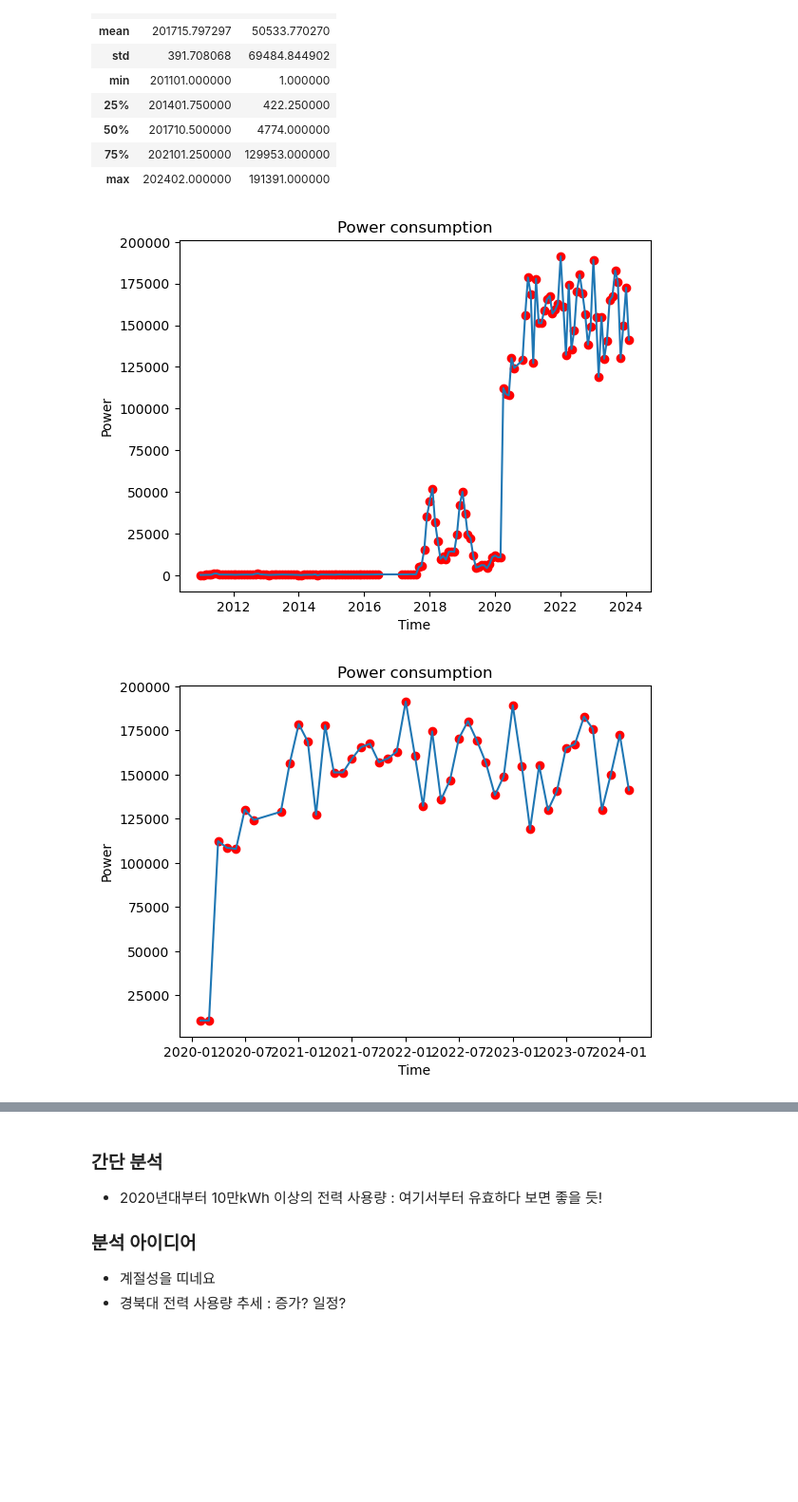
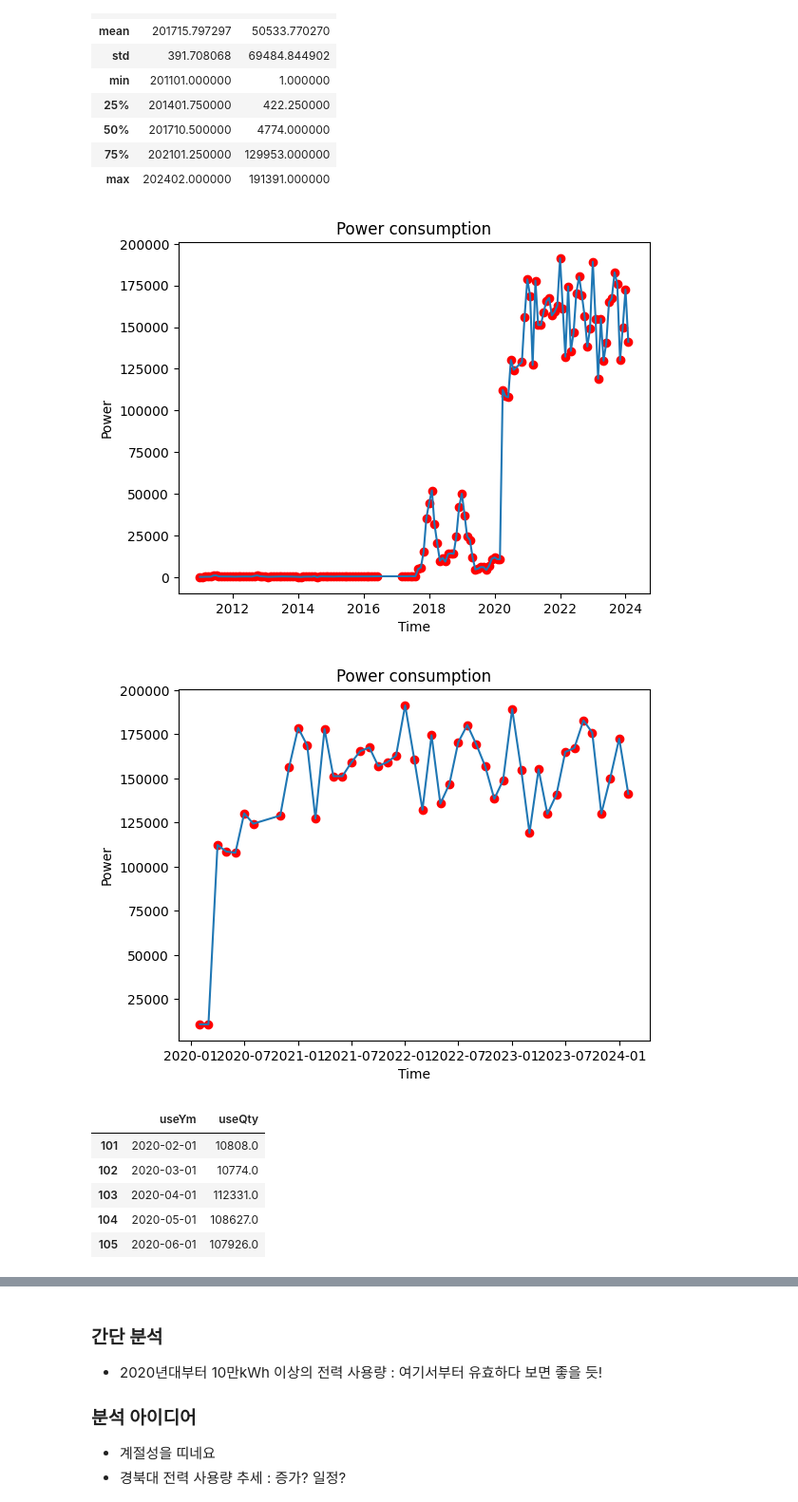
Before and after one commit to zeenoo11/Project_LivingLab, a Jupyter notebook: Projects/B01_prep_ideas.ipynb, the cells around one changed output, grey strips where cells are left out. Shown at 95% size. Saved outputs shown, nothing was run; the diff lists cells and outputs as text; code cells hidden in the pictures; blank space fills up the shorter version.

```diff
--- a/Projects/B01_prep_ideas.ipynb
+++ b/Projects/B01_prep_ideas.ipynb
@@ -41,22 +41,29 @@ data_elec.describe()
 # %%
 # useYm -> datetime format
 data_elec['useYm'] = pd.to_datetime(data_elec['useYm'], format='%Y%m')
 
 plt.plot(data_elec['useYm'], data_elec['useQty'])
 plt.scatter(data_elec['useYm'], data_elec['useQty'], c='red')
 plt.xlabel('Time')
 plt.ylabel('Power')
 plt.title('Power consumption')
 plt.show()
 
 # over 2020-01
 data_elec = data_elec[data_elec['useYm'] > '2020-01']
 plt.plot(data_elec['useYm'], data_elec['useQty'])
 plt.scatter(data_elec['useYm'], data_elec['useQty'], c='red')
 plt.xlabel('Time')
 plt.ylabel('Power')
 plt.title('Power consumption')
 plt.show()
+data_elec.head()
 # %% [output]
-[figure, old version]
+[figure, new version]
-[figure, old version]
+[figure, new version]
+|  | useYm | useQty |
+| 101 | 2020-02-01 | 10808.0 |
+| 102 | 2020-03-01 | 10774.0 |
+| 103 | 2020-04-01 | 112331.0 |
+| 104 | 2020-05-01 | 108627.0 |
+| 105 | 2020-06-01 | 107926.0 |
```
Also changed, not shown: parts of 11 cells of this notebook.
